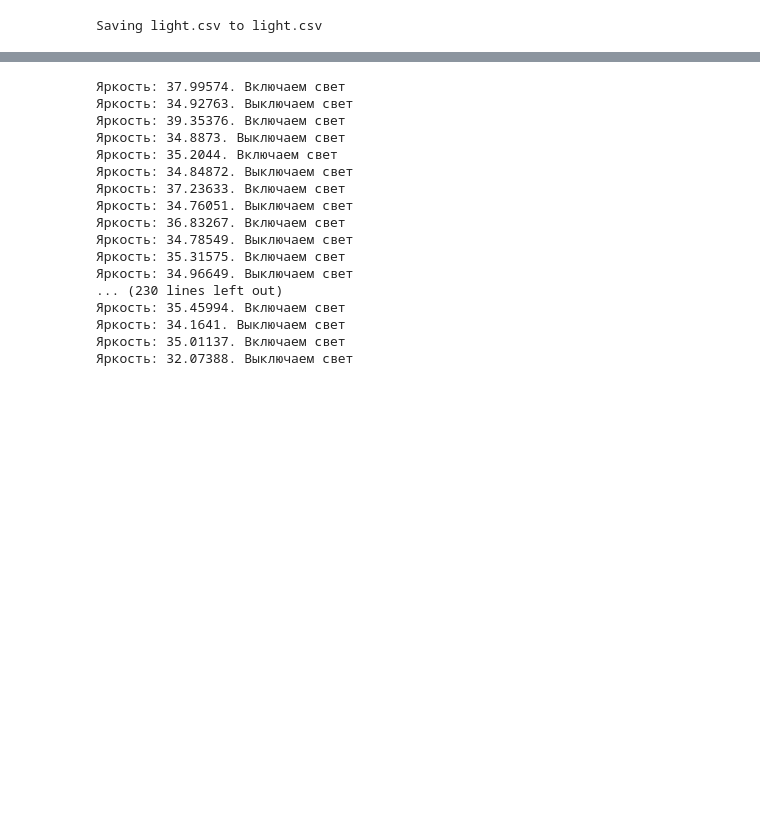
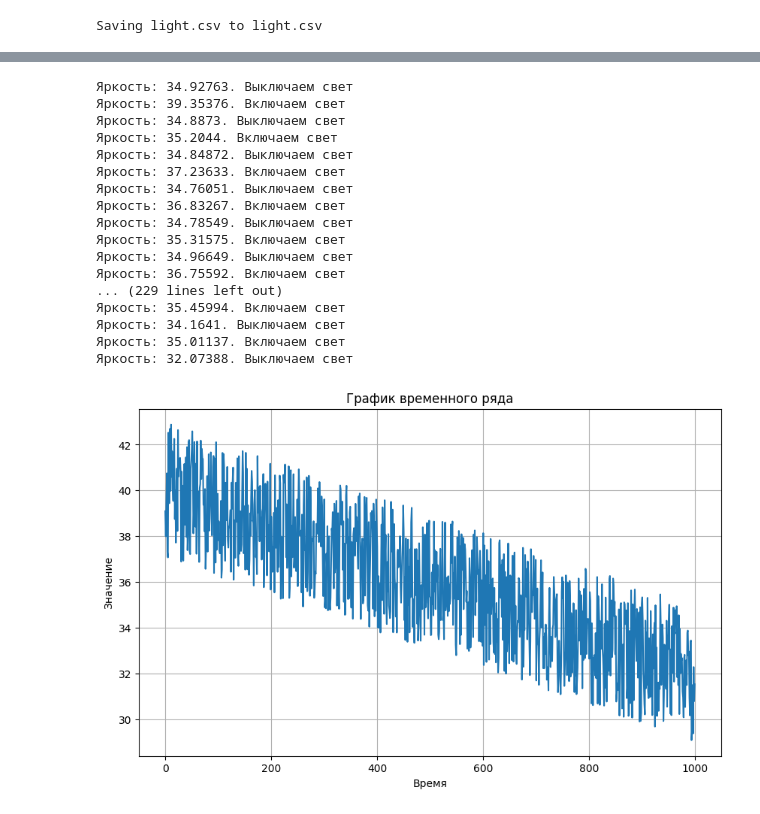
Before and after one commit to daFumi/Testing_Repository, a Jupyter notebook: lr2.ipynb, the cells around one changed output, grey strips where cells are left out. Cells and saved outputs as stored; diff of their text form; code cells hidden in the pictures; blank space fills up the shorter version.

```diff
--- a/lr2.ipynb
+++ b/lr2.ipynb
@@ -42,7 +40,7 @@ light_on = False
 # проходимся по каждой строке данных
 for ind, row in dataframe.iterrows():
     # получаем текущее значение освещенности
-    light = float(row[0])
+    light = float(row[1])
     # если освещенность ниже порога
     if light < threshold:
         if light_on:
@@ -54,7 +52,6 @@ for ind, row in dataframe.iterrows():
           print(f'Яркость: {light}. Включаем свет')
           light_on = True
 # %% [output]
-Яркость: 37.99574. Включаем свет
 Яркость: 34.92763. Выключаем свет
 Яркость: 39.35376. Включаем свет
 Яркость: 34.8873. Выключаем свет
@@ -66,8 +63,27 @@ for ind, row in dataframe.iterrows():
 Яркость: 34.78549. Выключаем свет
 Яркость: 35.31575. Включаем свет
 Яркость: 34.96649. Выключаем свет
-... (230 lines left out)
+Яркость: 36.75592. Включаем свет
+... (229 lines left out)
 Яркость: 35.45994. Включаем свет
 Яркость: 34.1641. Выключаем свет
 Яркость: 35.01137. Включаем свет
 Яркость: 32.07388. Выключаем свет
+# %%
+# Построение графиков временного ряда
+import pandas as pd
+import matplotlib.pyplot as plt
+# Создание DataFrame с данными
+df = pd.read_csv('light.csv')
+# Построение графика
+plt.figure(figsize=(10, 6))
+plt.plot(df['Time'], df['Value'])
+plt.title('График временного ряда')
+plt.xlabel('Время')
+plt.ylabel('Значение')
+#plt.xticks(rotation=45)
+plt.grid(True)
+plt.savefig('график1.png')
+plt.show()
+# %% [output]
+[figure, added]
```
Also changed, not shown: parts of 2 cells of this notebook.
